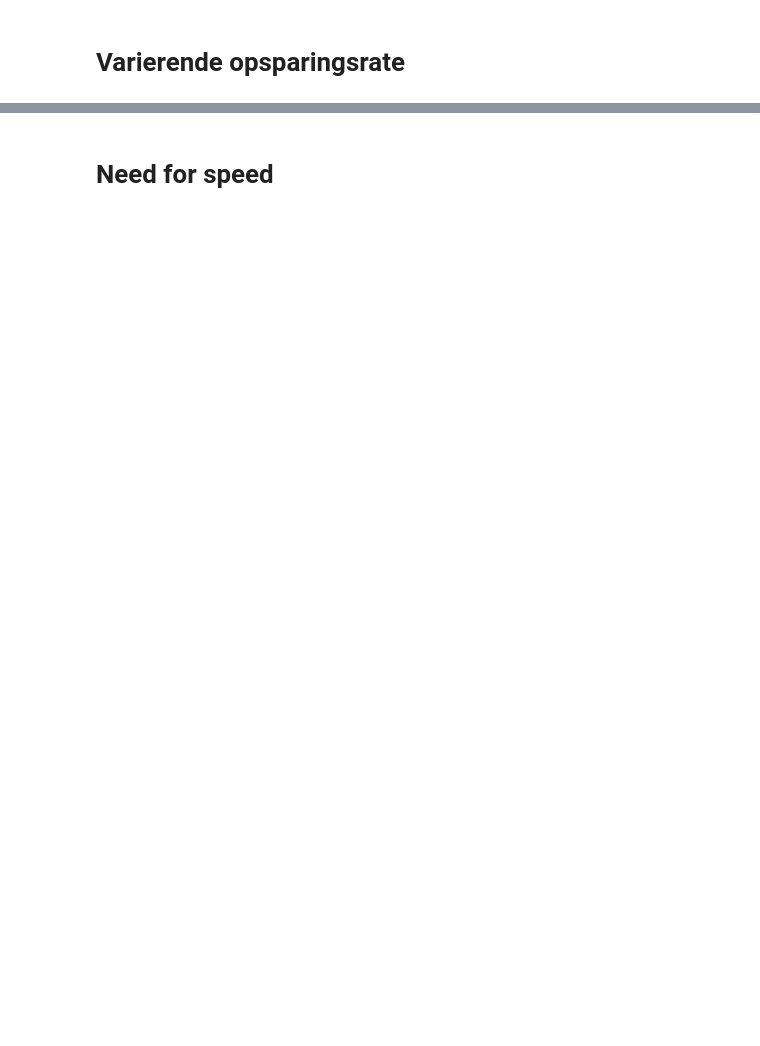
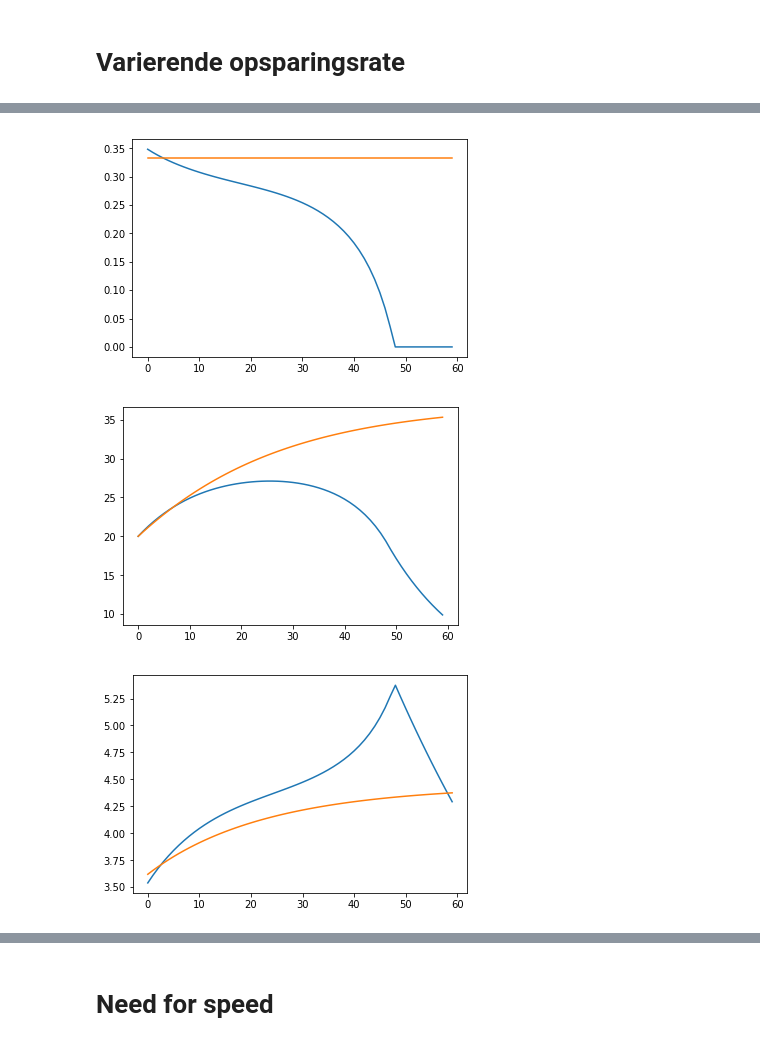
Before and after one commit to NumEconCopenhagen/projects-2019-unity, a Jupyter notebook: modelproject/modelproject/Rod/Mikro_version.ipynb, the cells around one changed output, grey strips where cells are left out. Saved outputs shown, nothing was run; the diff lists cells and outputs as text; code cells hidden in the pictures; blank space fills up the shorter version.

Commit message:
Func

```diff
--- a/modelproject/modelproject/Rod/Mikro_version.ipynb
+++ b/modelproject/modelproject/Rod/Mikro_version.ipynb
@@ -249,8 +252,8 @@ func.plot(range(t),res.x)
 # %%
 def optimal_sks(t, b, l, beta, delta, alpha, theta, k0, first=True):
-    obj = lambda sks: -tot_ut_multiple_sks(sks, k0, l, b, beta, theta, alpha, delta)
-    sks0 = np.full(t,alpha)
-    sks0[-1] = 0
+    obj = lambda sks: -tot_ut_multiple_sks_quick(sks, k0, l, b, beta, theta, alpha, delta)
+    sks0 = np.linspace(alpha,0,t)
+
     bounds = np.full((t,2),[0,1])
     res = optimize.minimize(obj, sks0, method='SLSQP', bounds=bounds)
     if res.success == False:
@@ -265,9 +268,11 @@ alpha = 1/3
 delta = 0.05
 beta = 1
 b = 2
+n = 0.01
 beta = 0.99
-k0 = 40
-l = 1
-t = 100
+k0 = 20
+l0 = 1
+t = 60
+l = np.array([l0*(1+n)**i for i in range(t)])
 # %%
 sks = optimal_sks(t, b, l, beta, delta, alpha, theta, k0, first=False)
@@ -277,8 +280,12 @@ NameError: name 'tot_ut_multiple_sks' is not defined
 # %%
 sks_alt = np.array([alpha for i in list(range(t))])
-total_alt, y_alt, c_alt, k_alt = tot_ut_multiple_sks(sks_alt, k0, l, b, beta, theta, alpha, delta, vector=True)
+total_alt, y_alt, c_alt, k_alt = tot_ut_multiple_sks(sks_alt, k0, l, b, beta, theta, alpha, delta, simple=False)
 # %%
 func.plot2(range(t),sks,sks_alt)
-func.plot2(range(t),k,k_alt)
-func.plot2(range(t),c,c_alt)
+func.plot2(range(t),k/l,k_alt/l)
+func.plot2(range(t),c/l,c_alt/l)
+# %% [output]
+[figure, added]
+[figure, added]
+[figure, added]
 # %%
```
Also changed, not shown: parts of 42 cells of this notebook, 3 other files.
